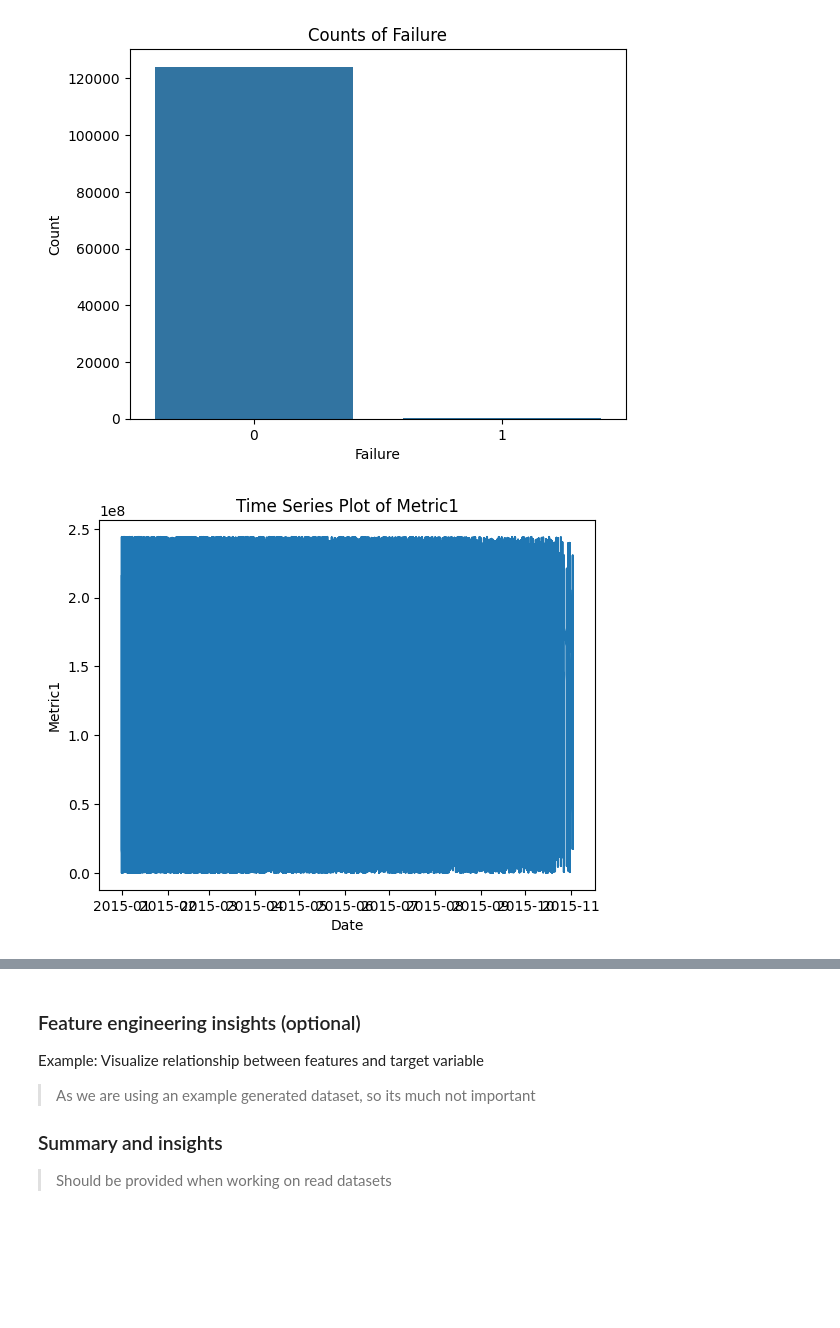
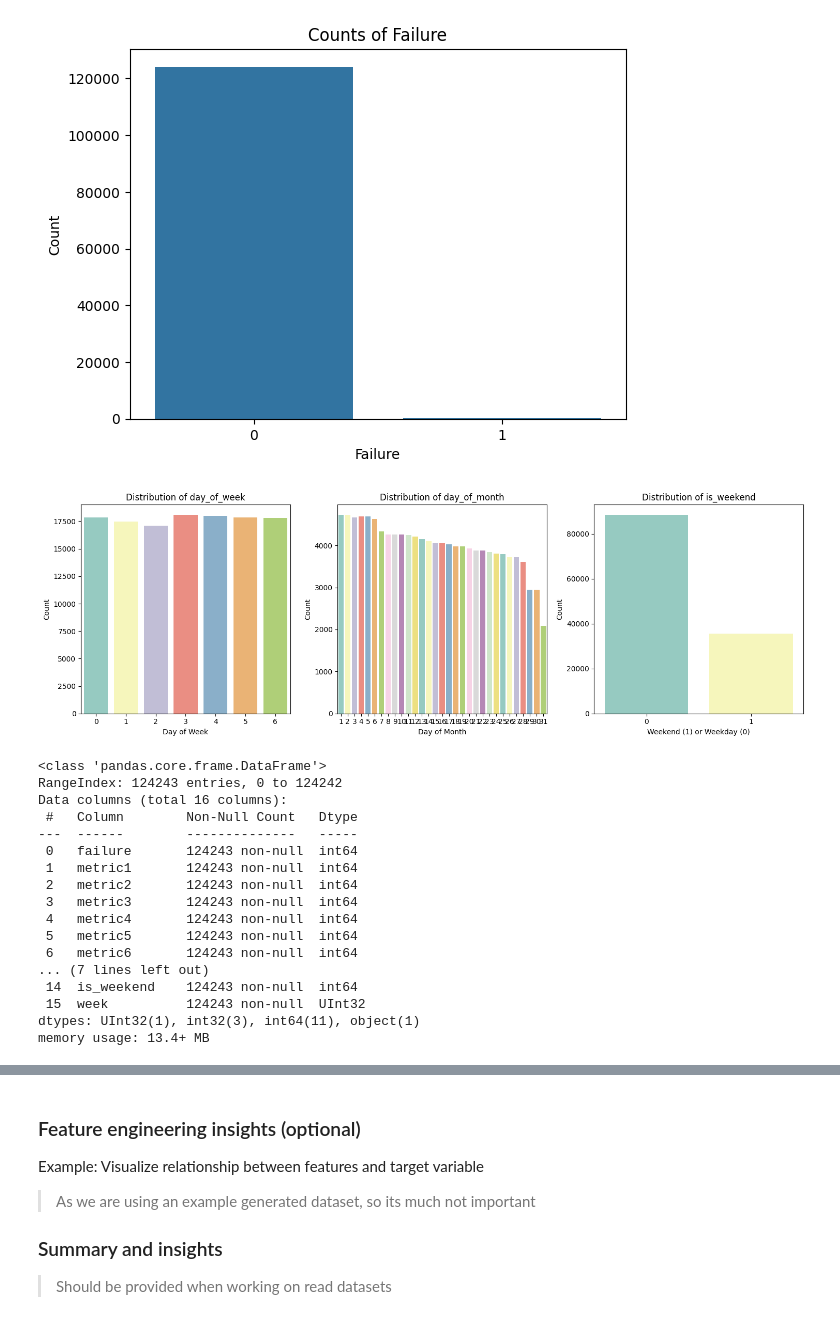
Before and after one commit to typhonshambo/End-to-End-ML-Pipeline-for-Predictive-Maintenance, a Jupyter notebook: notebooks/exploratory_data_analysis.ipynb, the cells around one changed output, grey strips where cells are left out. Saved outputs shown, nothing was run; the diff lists cells and outputs as text; code cells hidden in the pictures; blank space fills up the shorter version.

Commit message:
update
- fixed the bad prediction of model
- updated EDA to get more fine data
- removed feature engineering, as already done in EDA

```diff
--- a/notebooks/exploratory_data_analysis.ipynb
+++ b/notebooks/exploratory_data_analysis.ipynb
@@ -246,13 +246,65 @@ plt.ylabel('Count')
 plt.show()
 # %% [output]
 [figure]
-# %%
-# Example: Time series plot
-df['date'] = pd.to_datetime(df['date'])
-plt.plot(df['date'], df['metric1'])
-plt.title('Time Series Plot of Metric1')
-plt.xlabel('Date')
-plt.ylabel('Metric1')
-plt.show()
-# %% [output]
-[figure, removed]
+# %%
+# Extract day of week, day of month, and is_weekend features from the 'date' column
+df['date'] = pd.to_datetime(df['date'])
+df['day_of_week'] = df['date'].dt.dayofweek
+df['day_of_month'] = df['date'].dt.day
+df['is_weekend'] = df['day_of_week'].apply(lambda x: 1 if x >= 5 else 0)
+# %%
+# Create subplots to visualize the distribution of day_of_week, day_of_month, and is_weekend
+plt.figure(figsize=(15, 5))
+
+# Distribution of 'day_of_week'
+plt.subplot(131)
+sns.countplot(data=df, x='day_of_week', palette='Set3', hue='day_of_week', legend=False)
+plt.title("Distribution of day_of_week")
+plt.xlabel("Day of Week")
+plt.ylabel("Count")
+
+# Distribution of 'day_of_month'
+plt.subplot(132)
+sns.countplot(data=df, x='day_of_month', palette='Set3',hue='day_of_month', legend=False)
+plt.title("Distribution of day_of_month")
+plt.xlabel("Day of Month")
+plt.ylabel("Count")
+
+# Distribution of 'is_weekend'
+plt.subplot(133)
+sns.countplot(data=df, x='is_weekend', palette='Set3', hue='is_weekend', legend=False)
+plt.title("Distribution of is_weekend")
+plt.xlabel("Weekend (1) or Weekday (0)")
+plt.ylabel("Count")
+
+# Show the subplots
+plt.tight_layout()
+plt.show()
+# %% [output]
+[figure, added]
+# %%
+# Extract the month number and week number from the 'date' column and drop the 'date' column
+df['month'] = df['date'].dt.month
+df['week'] = df['date'].dt.isocalendar().week
+df = df.drop(['date'], axis=1)
+
+# Check the DataFrame information after these transformations
+df.info()
+# %% [output]
+<class 'pandas.core.frame.DataFrame'>
+RangeIndex: 124243 entries, 0 to 124242
+Data columns (total 16 columns):
+ #   Column        Non-Null Count   Dtype
+---  ------        --------------   -----
+ 0   failure       124243 non-null  int64
+ 1   metric1       124243 non-null  int64
+ 2   metric2       124243 non-null  int64
+ 3   metric3       124243 non-null  int64
+ 4   metric4       124243 non-null  int64
+ 5   metric5       124243 non-null  int64
+ 6   metric6       124243 non-null  int64
+... (7 lines left out)
+ 14  is_weekend    124243 non-null  int64
+ 15  week          124243 non-null  UInt32
+dtypes: UInt32(1), int32(3), int64(11), object(1)
+memory usage: 13.4+ MB
```
Also changed, not shown: parts of 10 cells of this notebook, 7 other files.
